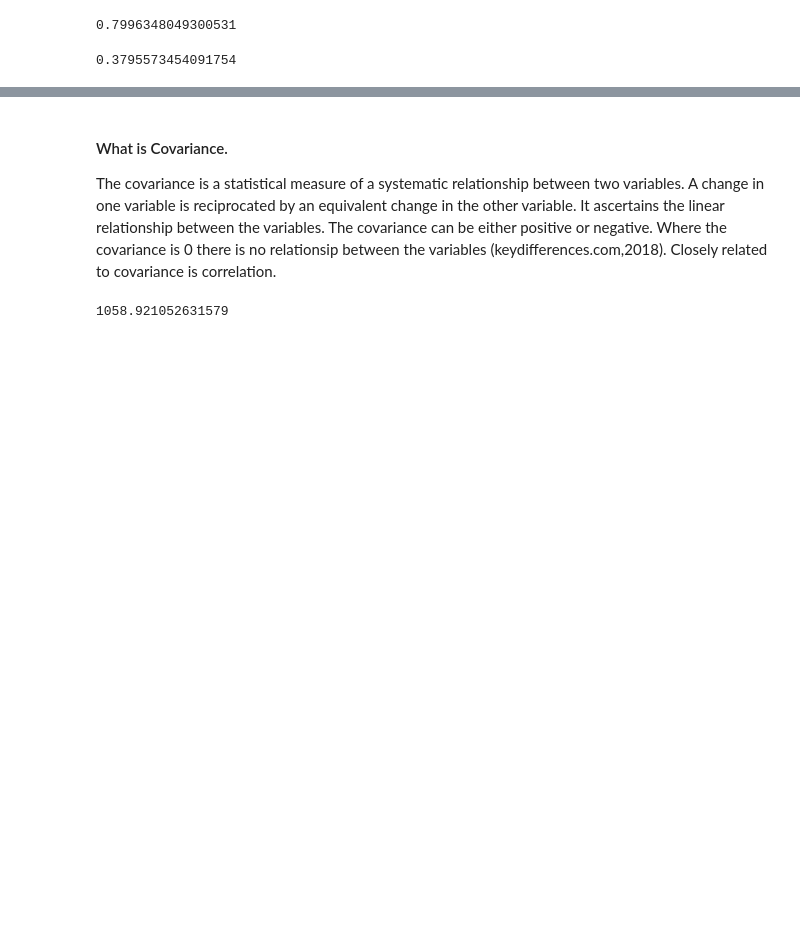
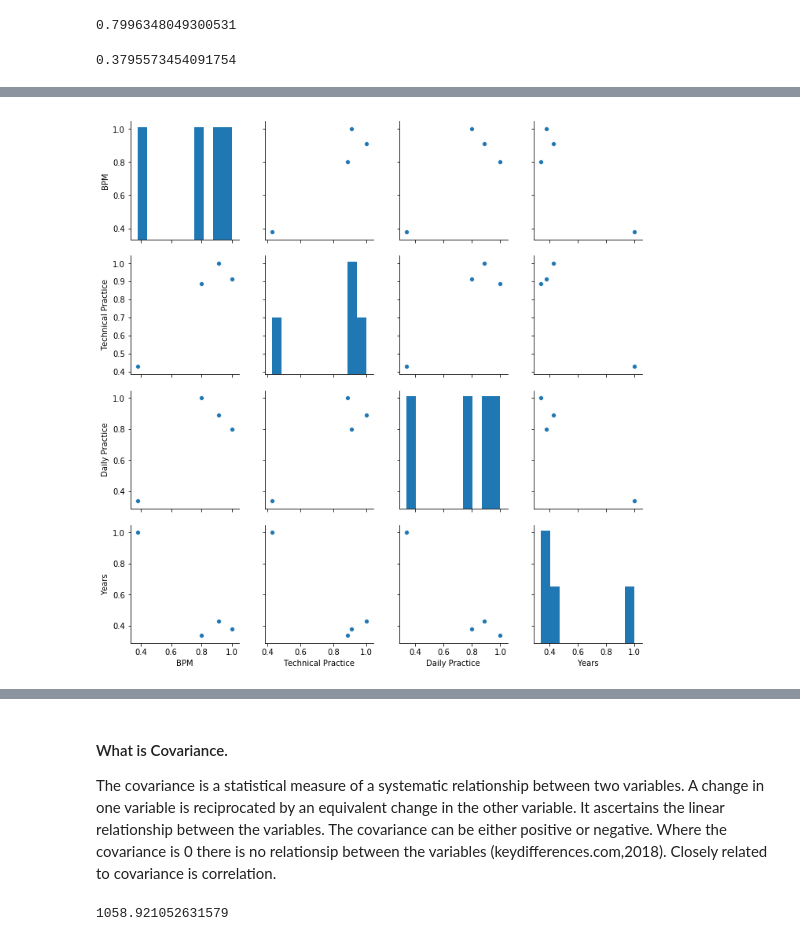
Before and after one commit to Wayne742/Programming-Project-S2, a Jupyter notebook: Programming for Data Analytics Project 2018.ipynb, the cells around one changed output, grey strips where cells are left out. Saved outputs shown, nothing was run; the diff lists cells and outputs as text; code cells hidden in the pictures; blank space fills up the shorter version.

```diff
--- a/Programming for Data Analytics Project 2018.ipynb
+++ b/Programming for Data Analytics Project 2018.ipynb
@@ -125,0 +131,4 @@ baseline.corr()
+# %%
+h = sns.pairplot(baseline.corr())
+# %% [output]
+[figure, added]
```
Also changed, not shown: parts of 21 cells of this notebook.
